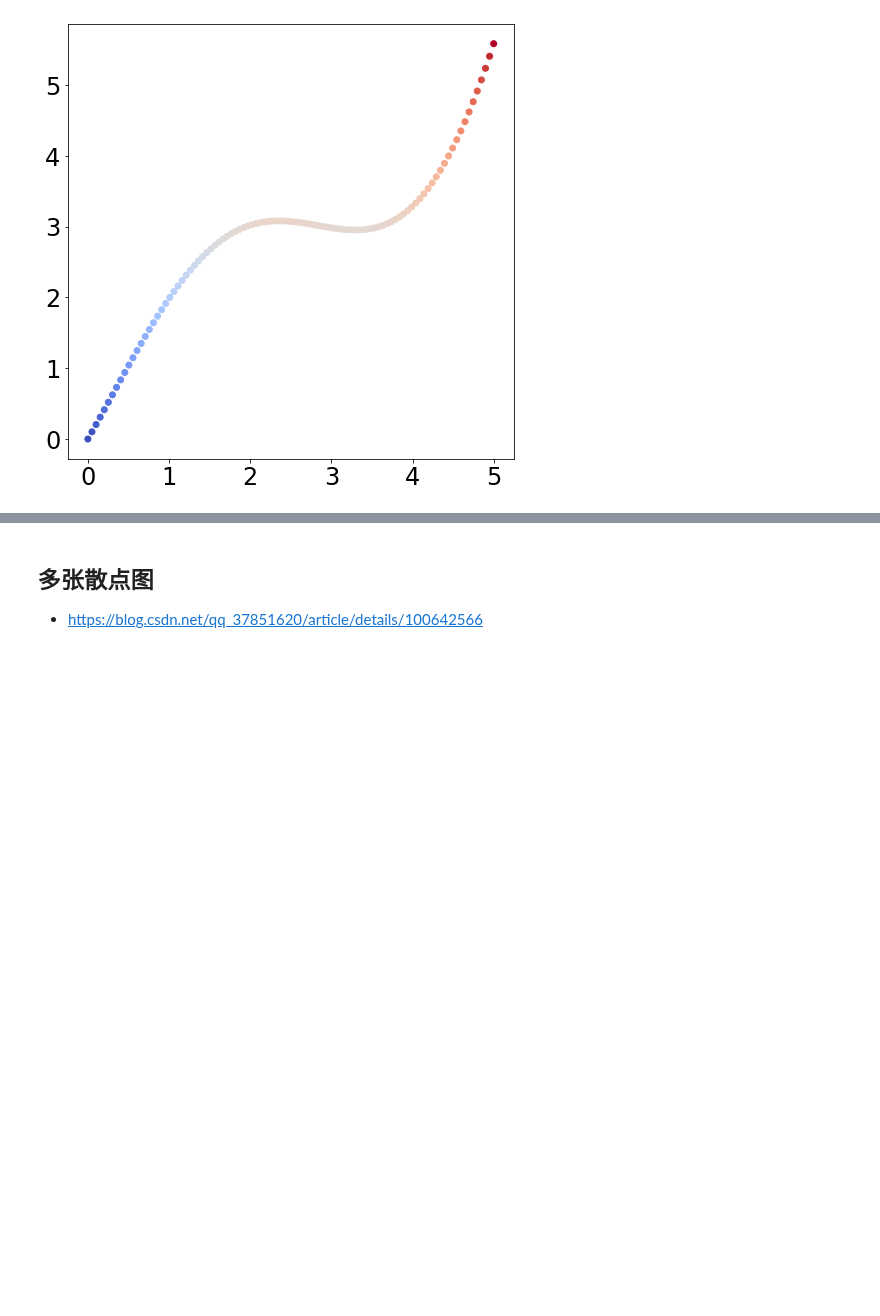
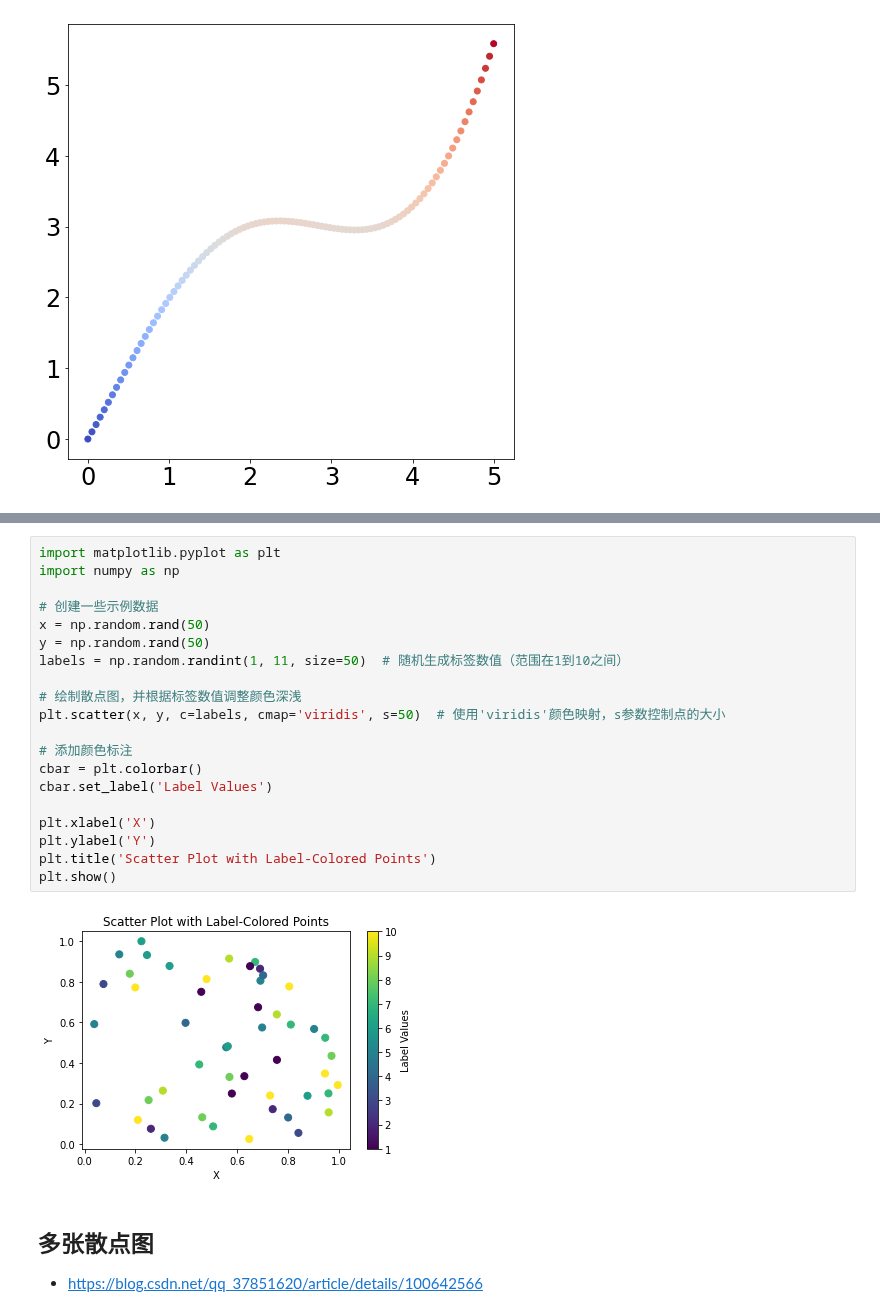
Before and after one commit to HuangCongQing/python-libraries, a Jupyter notebook: 03Matplotlib/06scatter散点图.ipynb, the cells around one changed output, grey strips where cells are left out. Drawn from its saved outputs; the diff is of its cells as text; blank space fills up the shorter version.

Commit message:
feat: scatter

```diff
--- a/03Matplotlib/06散点图.ipynb
+++ b/03Matplotlib/06scatter散点图.ipynb
@@ -41,3 +49,25 @@ show_scatter(x,y)
+# %%
+import matplotlib.pyplot as plt
+import numpy as np
+
+# 创建一些示例数据
+x = np.random.rand(50)
+y = np.random.rand(50)
+labels = np.random.randint(1, 11, size=50)  # 随机生成标签数值（范围在1到10之间）
+
+# 绘制散点图，并根据标签数值调整颜色深浅
+plt.scatter(x, y, c=labels, cmap='viridis', s=50)  # 使用'viridis'颜色映射，s参数控制点的大小
+
+# 添加颜色标注
+cbar = plt.colorbar()
+cbar.set_label('Label Values')
+
+plt.xlabel('X')
+plt.ylabel('Y')
+plt.title('Scatter Plot with Label-Colored Points')
+plt.show()
+# %% [output]
+[figure, added]
 # %% [markdown]
 ## 多张散点图
 * https://blog.csdn.net/qq_37851620/article/details/100642566
```
Also changed, not shown: parts of 2 cells of this notebook.
